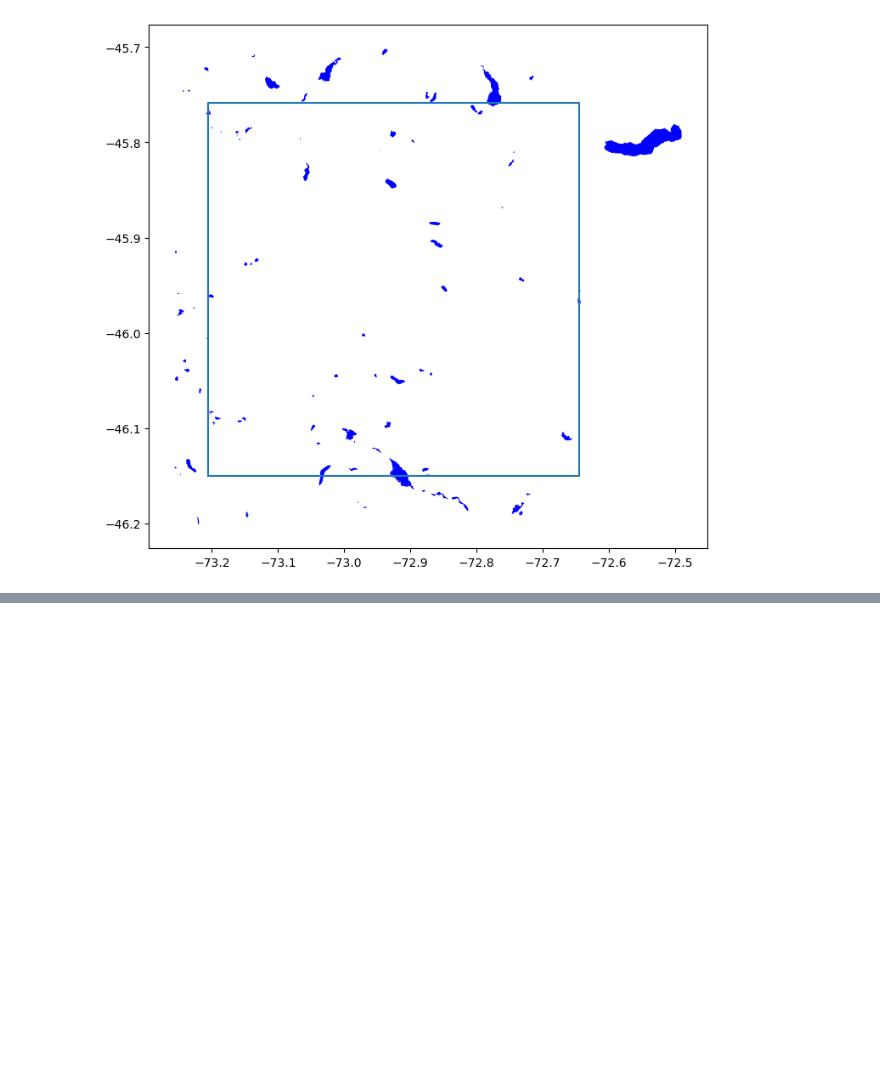
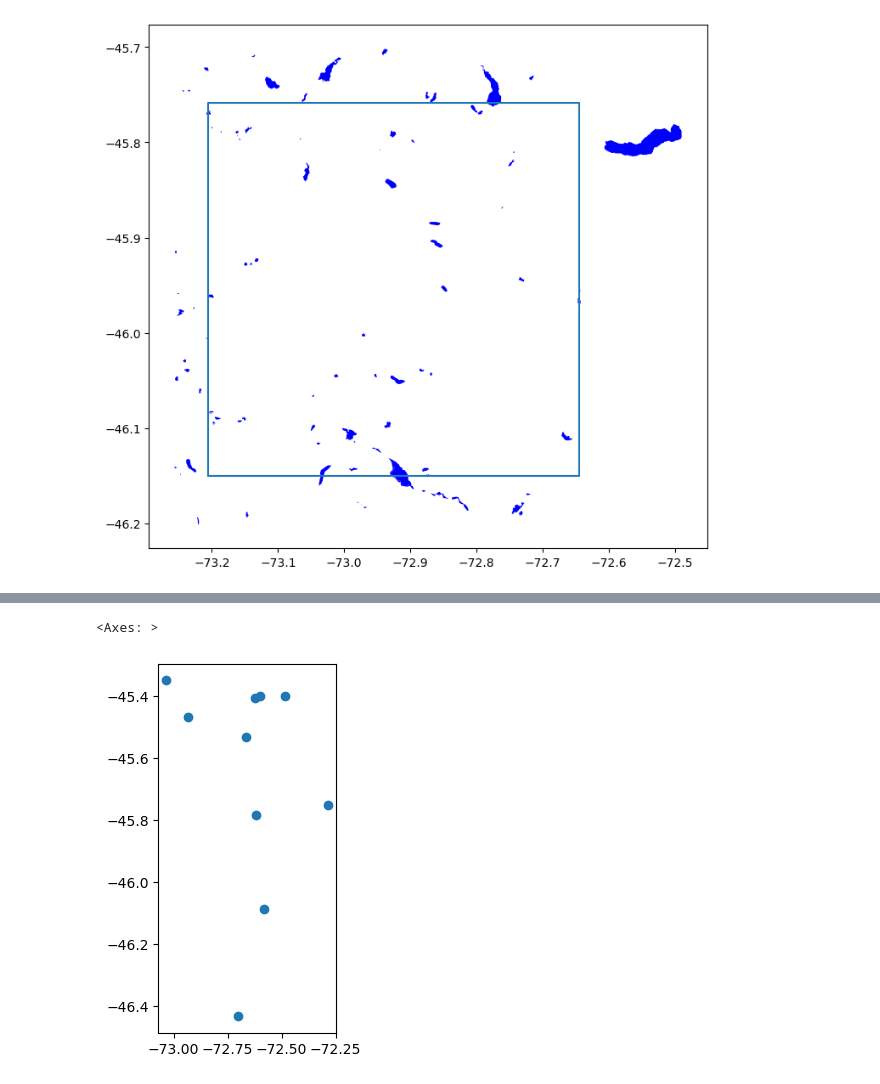
Before and after one commit to Benjaminsantander/Proyecto-GeoEspacial, a Jupyter notebook: Entrega 1/Rios/Rios.ipynb, the cells around one changed output, grey strips where cells are left out. Drawn from its saved outputs; the diff is of its cells as text; code cells hidden in the pictures; blank space fills up the shorter version.

Commit message:
Ajuste glaciares y rios

```diff
--- a/Entrega 1/Rios/Rios.ipynb
+++ b/Entrega 1/Rios/Rios.ipynb
@@ -87,0 +191,7 @@ plt.show()
+# %%
+def find_nearest_and_distance(row):
+    point1, point2 = shapely.ops.nearest_points(row['geometry'], poligono_interes)
+    distance = point1.distance(point2)
+    return point1, point2, distance
+# %%
+geo_df[['nearest_point', 'nearest_glaciar', 'distance']] = geo_df.apply(lambda row: pd.Series(find_nearest_and_distance(row)), axis=1)
@@ -87,0 +212,5 @@ plt.show()
+# %%
+geo_df.sort_values(by='distance')[:10].plot()
+# %% [output]
+<Axes: >
+[figure, added]
```
Also changed, not shown: parts of 10 cells of this notebook, 2 other files.
